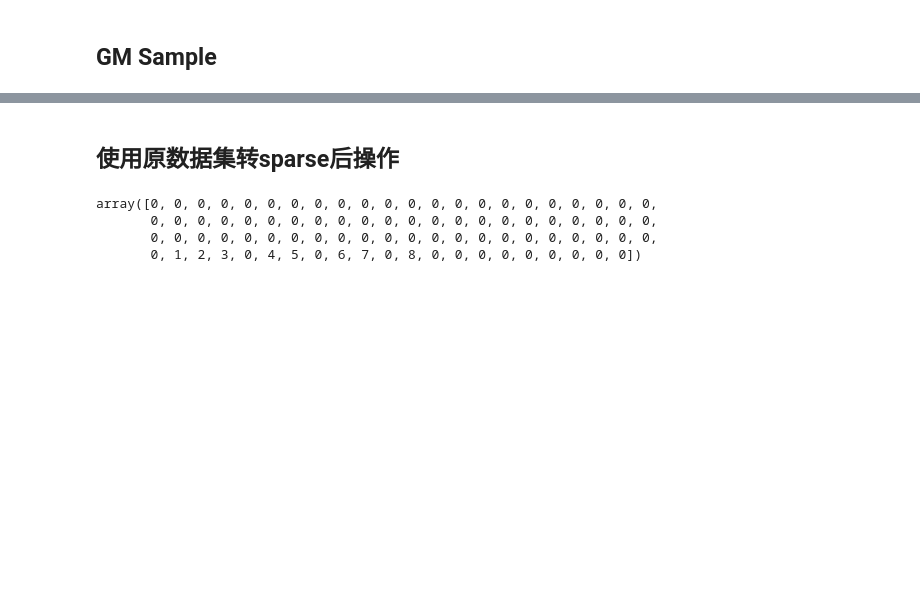
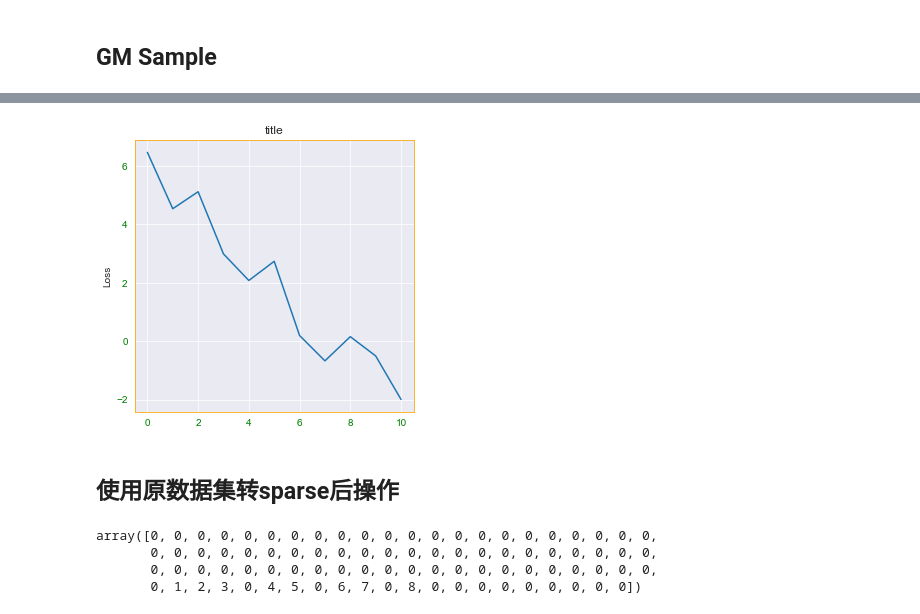
Before and after one commit to QSCTech-Sange/Optimization_Project, a Jupyter notebook: optimize.ipynb, the cells around one changed output, grey strips where cells are left out. Cells and saved outputs as stored; diff of their text form; code cells hidden in the pictures; blank space fills up the shorter version.

```diff
--- a/optimize.ipynb
+++ b/optimize.ipynb
@@ -81,3 +100,11 @@ plt.plot(np.log(GM_loss))
+# %%
+plt.figure(figsize=(5,5))
+plt.title("title")
+plt.ylabel("Loss")
+plt.plot(np.log(GM_bb_loss))
+plt.show()
+# %% [output]
+[figure, added]
 # %% [markdown]
 ## 使用原数据集转sparse后操作
 # %%
```
Also changed, not shown: parts of 13 cells of this notebook, 1 other file.
